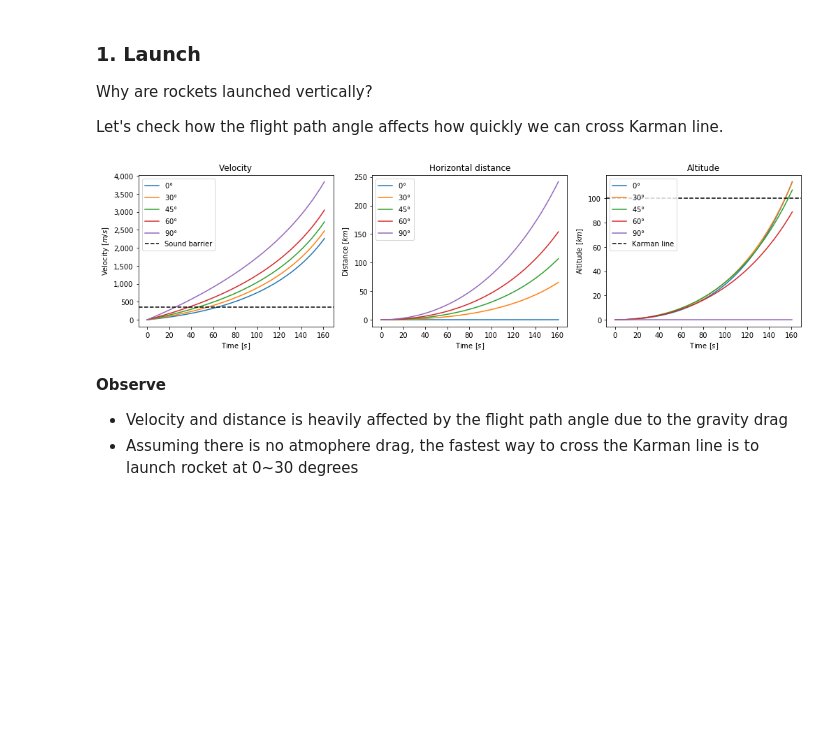
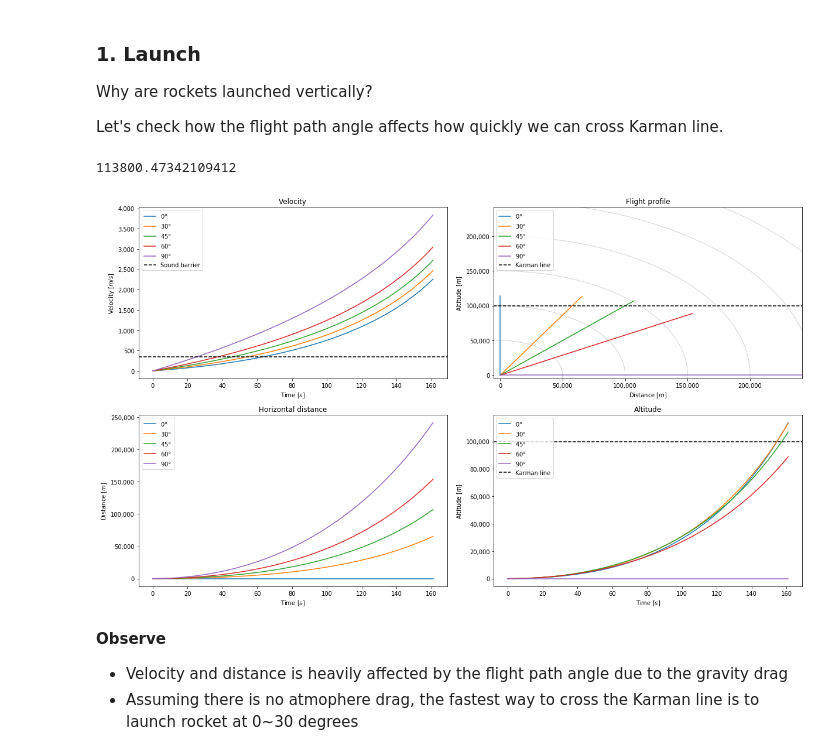
Before and after one commit to uhho/rocket_science, a Jupyter notebook: velocity_and_distance.ipynb, the cells around one changed output. Drawn from its saved outputs; the diff is of its cells as text; code cells hidden in the pictures; blank space fills up the shorter version.

Commit message:
Add flight profile, change units to meters

```diff
--- a/velocity_and_distance.ipynb
+++ b/velocity_and_distance.ipynb
@@ -99,7 +99,7 @@ theta = np.vstack(degrees * np.pi / 180)
 # velocity
 v_1st_stage = velocity_at_t(G_0, specs['stages'][0]['isp'], wet_mass_1st_stage, mass_t_1st_stage, t_1st_stage, theta)
 # flight path distance
-d_1st_stage = v_1st_stage.cumsum(axis=1) / 1000
+d_1st_stage = v_1st_stage.cumsum(axis=1)
 # vertial distance (altitude)
 d_v_1st_stage = np.cos(theta) * d_1st_stage
 # horizontal distance
@@ -107,40 +107,63 @@ d_h_1st_stage = np.sin(theta) * d_1st_stage
 # %%
 import matplotlib.pyplot as plt
 import matplotlib
+# %%
+max(d_h_1st_stage[0][-1], d_v_1st_stage[0][-1])
+# %% [output]
+113800.47342109412
 # %%
-fig, ax = plt.subplots(1, 3, figsize=(17, 4))
+fig, ax = plt.subplots(2, 2, figsize=(17, 10))
 
 formatter = matplotlib.ticker.FuncFormatter(lambda x, p: '{:,}'.format(int(x)))
-
+max_dist = 0
 for i, degree in enumerate(degrees):
     label = '${:}°$'.format(degree)
-    ax[0].plot(t_1st_stage, v_1st_stage[i], label=label)
-    ax[1].plot(t_1st_stage, d_h_1st_stage[i], label=label)
-    ax[2].plot(t_1st_stage, d_v_1st_stage[i], label=label)
+    ax[0][0].plot(t_1st_stage, v_1st_stage[i], label=label)
+    ax[0][1].plot(d_h_1st_stage[i], d_v_1st_stage[i], label=label)
+    ax[1][0].plot(t_1st_stage, d_h_1st_stage[i], label=label)
+    ax[1][1].plot(t_1st_stage, d_v_1st_stage[i], label=label)
 
-ax[0].get_yaxis().set_major_formatter(formatter)
-ax[0].axhline(343, color='k', linestyle='--', label='Sound barrier')
-ax[0].set_title('Velocity')
-ax[0].set_xlabel('Time [$s$]')
-ax[0].set_ylabel('Velocity [$m/s$]')
-ax[0].legend(loc='upper left')
+    max_dist = max(max_dist, max(d_h_1st_stage[i][-1], d_v_1st_stage[i][-1]))
 
-ax[1].get_yaxis().set_major_formatter(formatter)
-ax[1].set_title('Horizontal distance')
-ax[1].set_xlabel('Time [$s$]')
-ax[1].set_ylabel('Distance [$km$]')
-ax[1].legend(loc='upper left')
+ax[0][0].get_yaxis().set_major_formatter(formatter)
+ax[0][0].axhline(343, color='k', linestyle='--', label='Sound barrier')
+ax[0][0].set_title('Velocity')
+ax[0][0].set_xlabel('Time [$s$]')
+ax[0][0].set_ylabel('Velocity [$m/s$]')
+ax[0][0].legend(loc='upper left')
 
-ax[2].get_yaxis().set_major_formatter(formatter)
-ax[2].axhline(100, color='k', linestyle='--', label='Karman line')
-ax[2].set_title('Altitude')
-ax[2].set_xlabel('Time [$s$]')
-ax[2].set_ylabel('Altitude [$km$]')
-ax[2].legend(loc='upper left')
+# add distance arcs
+for r in range(0, 350000, 50000):
+    p = matplotlib.patches.Circle((0, 0), r, color='#aaaaaa', alpha=0.5, fill=False)
+    ax[0][1].add_patch(p)
 
+ax[0][1].get_xaxis().set_major_formatter(formatter)
+ax[0][1].get_yaxis().set_major_formatter(formatter)
+ax[0][1].axhline(100000, color='k', linestyle='--', label='Karman line')
+ax[0][1].set_xlim(-5000, max_dist)
+ax[0][1].set_ylim(-5000, max_dist)
+ax[0][1].set_title('Flight profile')
+ax[0][1].set_xlabel('Distance [$m$]')
+ax[0][1].set_ylabel('Altitude [$m$]')
+ax[0][1].legend(loc='upper left')
+
+ax[1][0].get_yaxis().set_major_formatter(formatter)
+ax[1][0].set_title('Horizontal distance')
+ax[1][0].set_xlabel('Time [$s$]')
+ax[1][0].set_ylabel('Distance [$m$]')
+ax[1][0].legend(loc='upper left')
+
+ax[1][1].get_yaxis().set_major_formatter(formatter)
+ax[1][1].axhline(100000, color='k', linestyle='--', label='Karman line')
+ax[1][1].set_title('Altitude')
+ax[1][1].set_xlabel('Time [$s$]')
+ax[1][1].set_ylabel('Altitude [$m$]')
+ax[1][1].legend(loc='upper left')
+
+plt.tight_layout()
 plt.show();
 # %% [output]
-[figure, old version]
+[figure, new version]
 # %% [markdown]
 **Observe**
 
```
Also changed, not shown: parts of 4 cells of this notebook.
